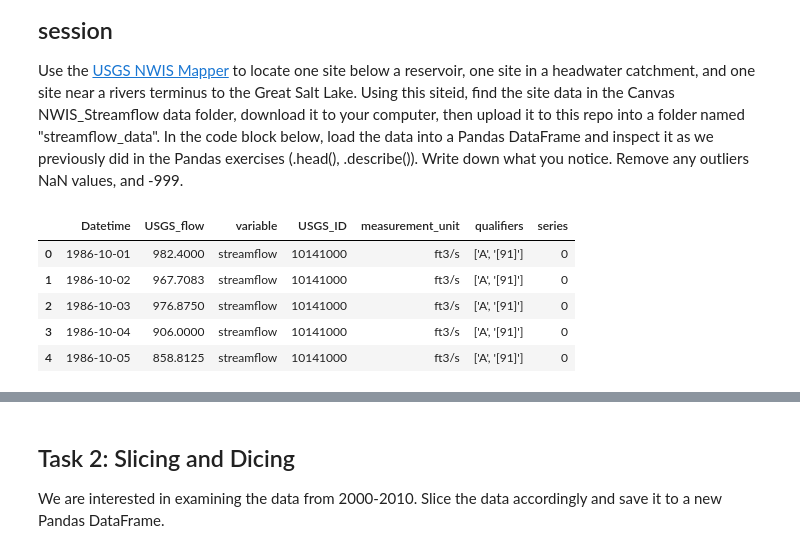
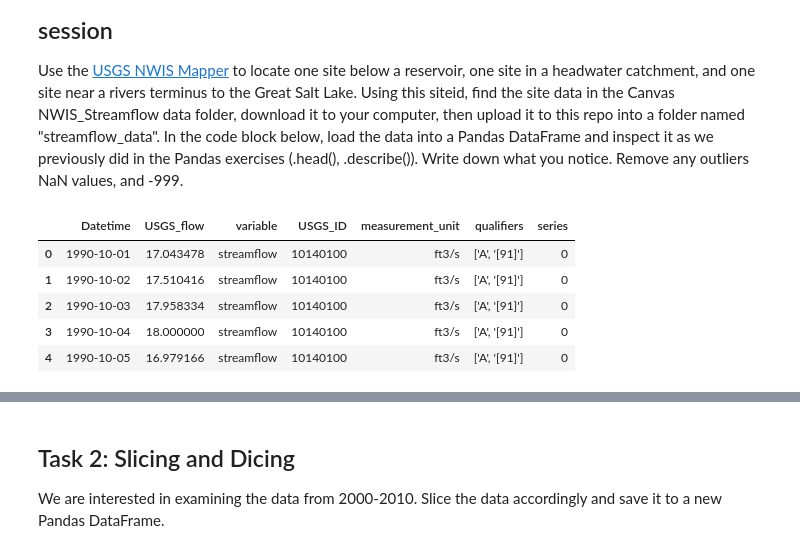
Before and after one commit to northjackson/CommunicatingData-Plotting, a Jupyter notebook: Matplotlib/Matplotlib_Exercises.ipynb, the cells around one changed output, grey strips where cells are left out. Cells and saved outputs as stored; diff of their text form; code cells hidden in the pictures.

```diff
--- a/Matplotlib/Matplotlib_Exercises.ipynb
+++ b/Matplotlib/Matplotlib_Exercises.ipynb
@@ -19,18 +18,15 @@ import numpy as np
 import matplotlib.pyplot as plt
 # %%
 res_df = pd.read_csv("streamflow_data/10140100_1980_2020.csv")
+headwater_df = pd.read_csv("streamflow_data/10140700_1980_2020.csv")
+GSL_df = pd.read_csv("streamflow_data/10141000_1980_2020.csv")
+
 res_df.head()
-
-headwater_df = pd.read_csv("streamflow_data/10140700_1980_2020.csv")
-headwater_df.head()
-
-GSL_df = pd.read_csv("streamflow_data/10141000_1980_2020.csv")
-GSL_df.head()
 # %% [output]
 |  | Datetime | USGS_flow | variable | USGS_ID | measurement_unit | qualifiers | series |
-| 0 | 1986-10-01 | 982.4000 | streamflow | 10141000 | ft3/s | ['A', '[91]'] | 0 |
-| 1 | 1986-10-02 | 967.7083 | streamflow | 10141000 | ft3/s | ['A', '[91]'] | 0 |
-| 2 | 1986-10-03 | 976.8750 | streamflow | 10141000 | ft3/s | ['A', '[91]'] | 0 |
-| 3 | 1986-10-04 | 906.0000 | streamflow | 10141000 | ft3/s | ['A', '[91]'] | 0 |
-| 4 | 1986-10-05 | 858.8125 | streamflow | 10141000 | ft3/s | ['A', '[91]'] | 0 |
+| 0 | 1990-10-01 | 17.043478 | streamflow | 10140100 | ft3/s | ['A', '[91]'] | 0 |
+| 1 | 1990-10-02 | 17.510416 | streamflow | 10140100 | ft3/s | ['A', '[91]'] | 0 |
+| 2 | 1990-10-03 | 17.958334 | streamflow | 10140100 | ft3/s | ['A', '[91]'] | 0 |
+| 3 | 1990-10-04 | 18.000000 | streamflow | 10140100 | ft3/s | ['A', '[91]'] | 0 |
+| 4 | 1990-10-05 | 16.979166 | streamflow | 10140100 | ft3/s | ['A', '[91]'] | 0 |
 # %%
```
Also changed, not shown: parts of 17 cells of this notebook.
